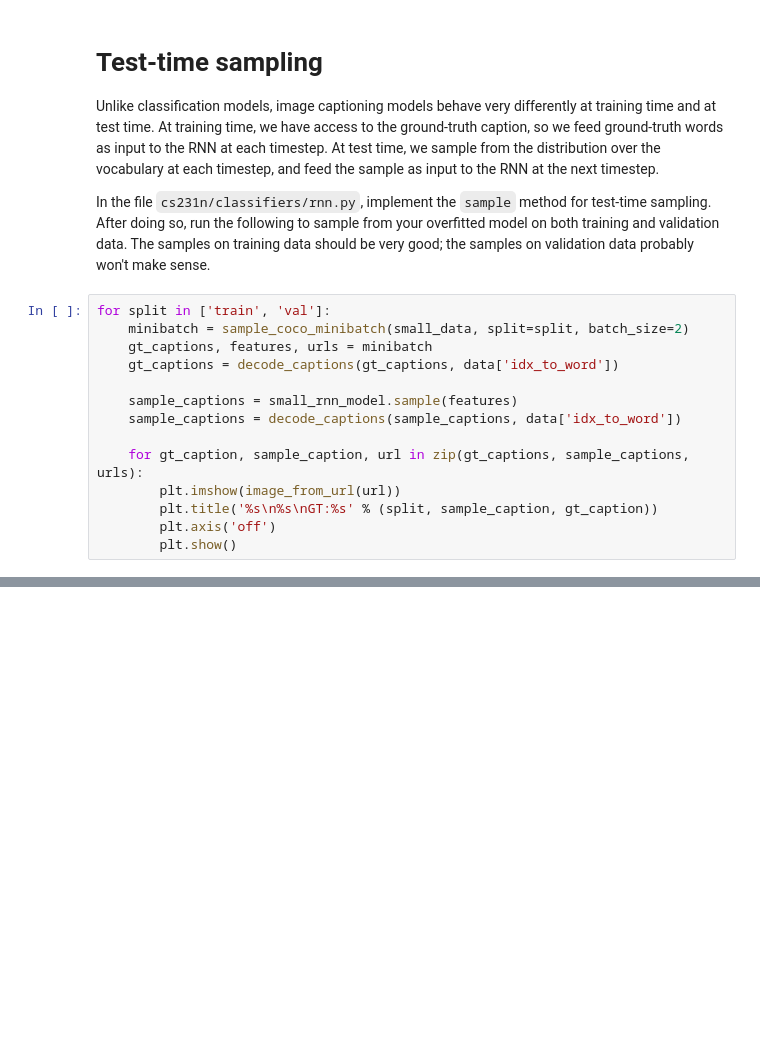
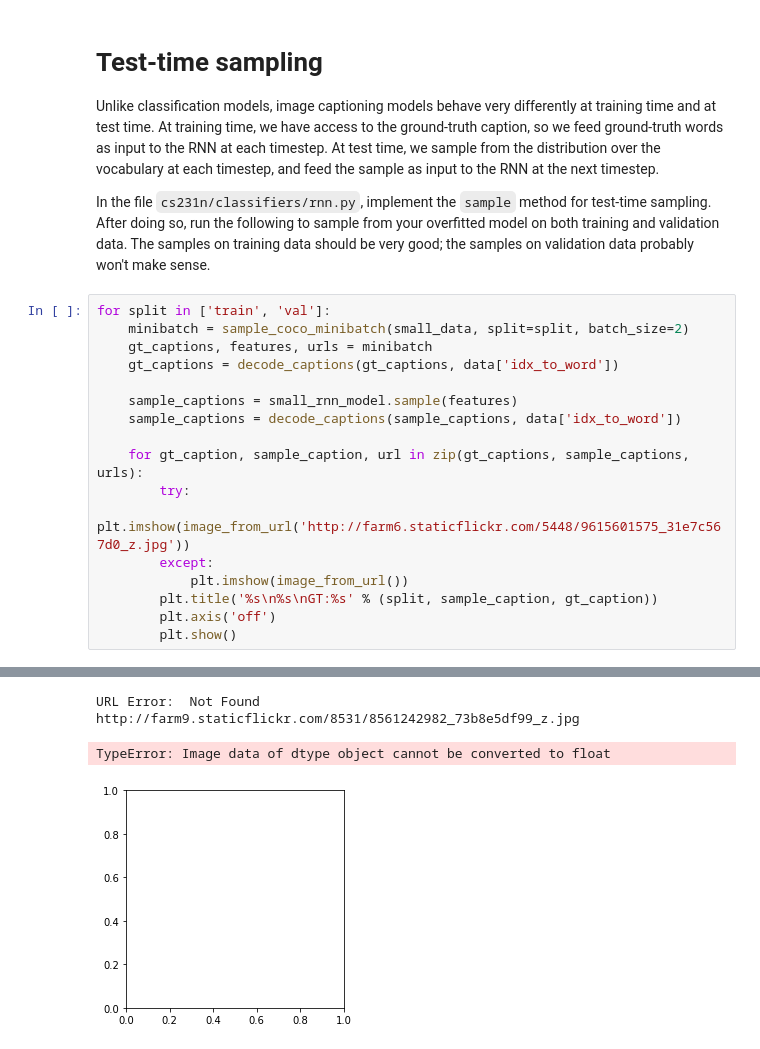
Before and after one commit to bobbychang/stanford-cs231n, a Jupyter notebook: assignment3/RNN_Captioning.ipynb, the cells around one changed output, grey strips where cells are left out. Saved outputs shown, nothing was run; the diff lists cells and outputs as text; blank space fills up the shorter version.

Commit message:
finished Q1 Image Captioning with Vanilla RNNs

```diff
--- a/assignment3/RNN_Captioning.ipynb
+++ b/assignment3/RNN_Captioning.ipynb
@@ -531,7 +511,11 @@ for split in ['train', 'val']:
     sample_captions = decode_captions(sample_captions, data['idx_to_word'])
 
     for gt_caption, sample_caption, url in zip(gt_captions, sample_captions, urls):
-        plt.imshow(image_from_url(url))
+        try:
+            plt.imshow(image_from_url('http://farm6.staticflickr.com/5448/9615601575_31e7c567d0_z.jpg'))
+        except:
+            plt.imshow(image_from_url())
         plt.title('%s\n%s\nGT:%s' % (split, sample_caption, gt_caption))
         plt.axis('off')
         plt.show()
+# %% [output]
@@ -537,0 +541,3 @@ for split in ['train', 'val']:
+URL Error:  Not Found http://farm9.staticflickr.com/8531/8561242982_73b8e5df99_z.jpg
+TypeError: Image data of dtype object cannot be converted to float
+[figure, added]
```
Also changed, not shown: parts of 7 cells of this notebook, 1 other file.
